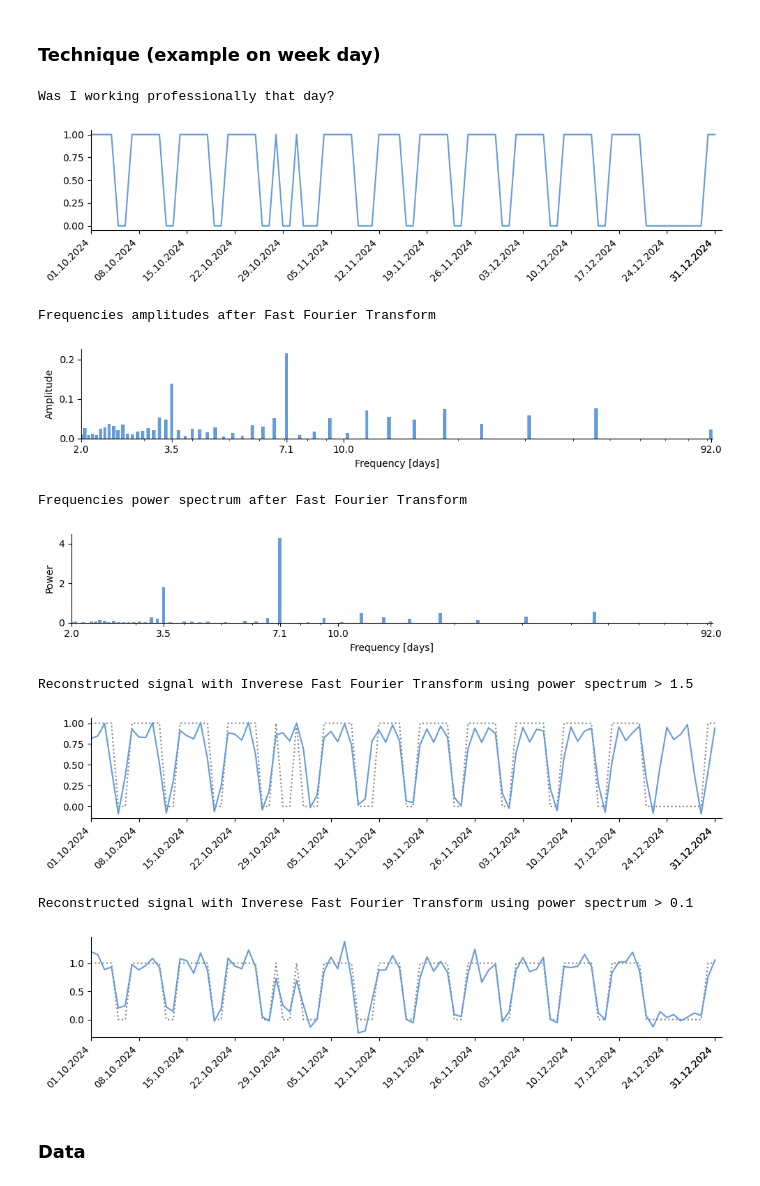
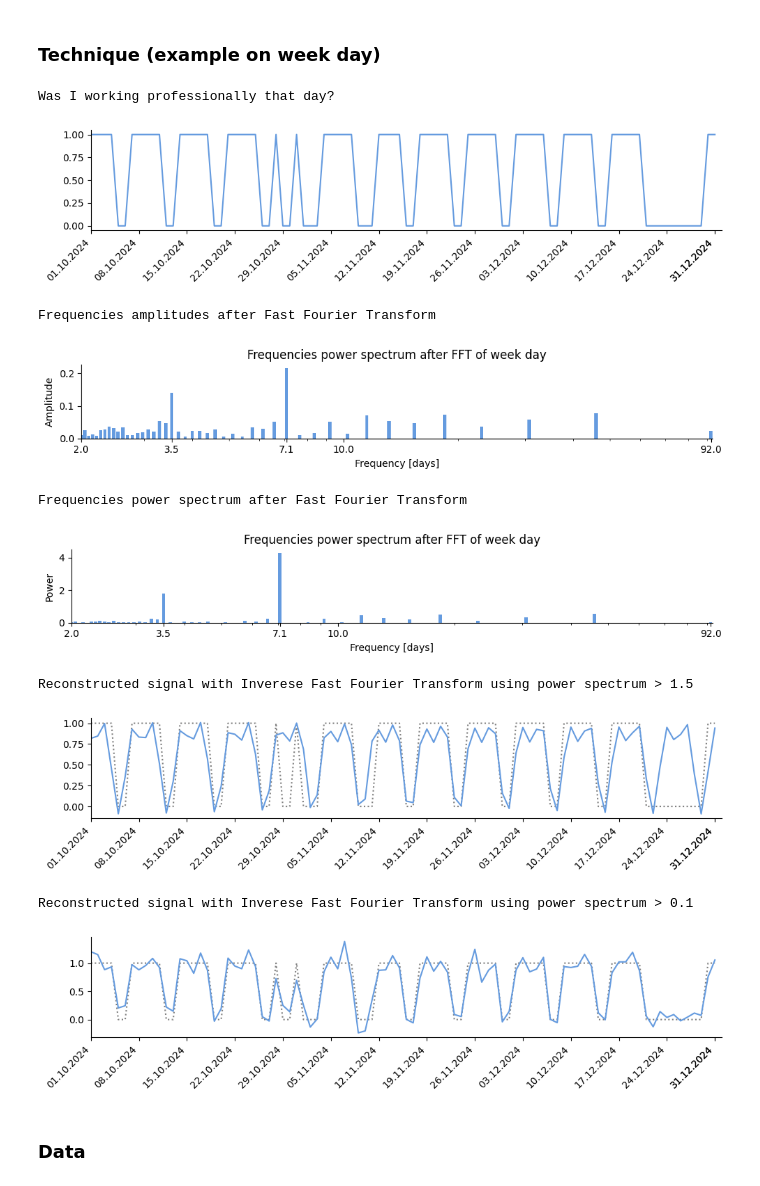
Before and after one commit to KamilMatejuk/Articles, a Jupyter notebook: Other/The Winter Arc - exploratory data analysis/seasonality.ipynb, the cells around one changed output. Drawn from its saved outputs; the diff is of its cells as text; code cells hidden in the pictures.

```diff
--- a/Other/The Winter Arc - exploratory data analysis/seasonality.ipynb
+++ b/Other/The Winter Arc - exploratory data analysis/seasonality.ipynb
@@ -41,29 +41,29 @@ def calculate_fft(values):
 # %%
 values = data['working'][:92]
 index = data['date'][:92]
 periods, fft_values, fft_magnitude, power_spectrum, mask = calculate_fft(values)
 filtered_fft_low = np.where(power_spectrum >= 0.1, fft_values, 0)
 reconstructed_signal_low = np.fft.ifft(filtered_fft_low).real
 filtered_fft_high = np.where(power_spectrum >= 1.5, fft_values, 0)
 reconstructed_signal_high = np.fft.ifft(filtered_fft_high).real
 
 print('Was I working professionally that day?')
 plot_data(values, index)
 print('Frequencies amplitudes after Fast Fourier Transform')
-create_graph_frequencies(fft_magnitude[mask], periods, 0.1, 0.02, 'Amplitude')
+create_graph_frequencies(fft_magnitude[mask], periods, 0.1, 0.02, 'Amplitude', 'week day')
 print('Frequencies power spectrum after Fast Fourier Transform')
-create_graph_frequencies(power_spectrum[mask], periods, 1.0, 0.02, 'Power')
+create_graph_frequencies(power_spectrum[mask], periods, 1.0, 0.02, 'Power', 'week day')
 print('Reconstructed signal with Inverese Fast Fourier Transform using power spectrum > 1.5')
 plot_data_with_shadow(reconstructed_signal_high, values, index)
 print('Reconstructed signal with Inverese Fast Fourier Transform using power spectrum > 0.1')
 plot_data_with_shadow(reconstructed_signal_low, values, index)
 # %% [output]
 Was I working professionally that day?
 [figure]
 Frequencies amplitudes after Fast Fourier Transform
-[figure, old version]
+[figure, new version]
 Frequencies power spectrum after Fast Fourier Transform
-[figure, old version]
+[figure, new version]
 Reconstructed signal with Inverese Fast Fourier Transform using power spectrum > 1.5
 [figure]
 Reconstructed signal with Inverese Fast Fourier Transform using power spectrum > 0.1
```
Also changed, not shown: parts of 1 cell of this notebook, 2 other files.
